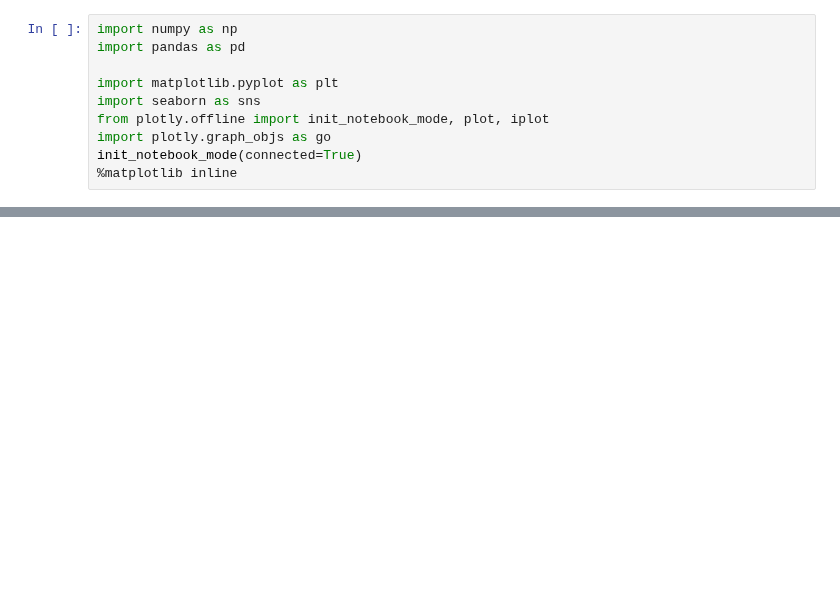
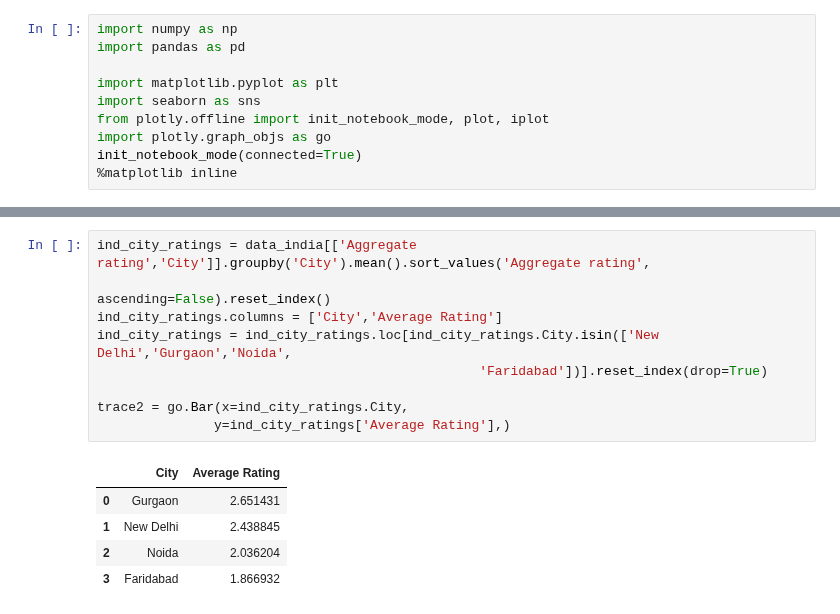
Before and after one commit to sominw/Kaggle, a Jupyter notebook: zomato-restaurants/YAEDA.ipynb, the cells around one changed output, grey strips where cells are left out. Saved outputs shown, nothing was run; the diff lists cells and outputs as text; blank space fills up the shorter version.

```diff
--- a/zomato-restaurants/YAEDA.ipynb
+++ b/zomato-restaurants/YAEDA.ipynb
@@ -21,0 +97,15 @@ data.sample(5)
+# %%
+ind_city_ratings = data_india[['Aggregate rating','City']].groupby('City').mean().sort_values('Aggregate rating',
+                                                                           ascending=False).reset_index()
+ind_city_ratings.columns = ['City','Average Rating']
+ind_city_ratings = ind_city_ratings.loc[ind_city_ratings.City.isin(['New Delhi','Gurgaon','Noida',
+                                                 'Faridabad'])].reset_index(drop=True)
+
+trace2 = go.Bar(x=ind_city_ratings.City,
+               y=ind_city_ratings['Average Rating'],)
+# %% [output]
+|  | City | Average Rating |
+| 0 | Gurgaon | 2.651431 |
+| 1 | New Delhi | 2.438845 |
+| 2 | Noida | 2.036204 |
+| 3 | Faridabad | 1.866932 |
```
Also changed, not shown: parts of 9 cells of this notebook.
